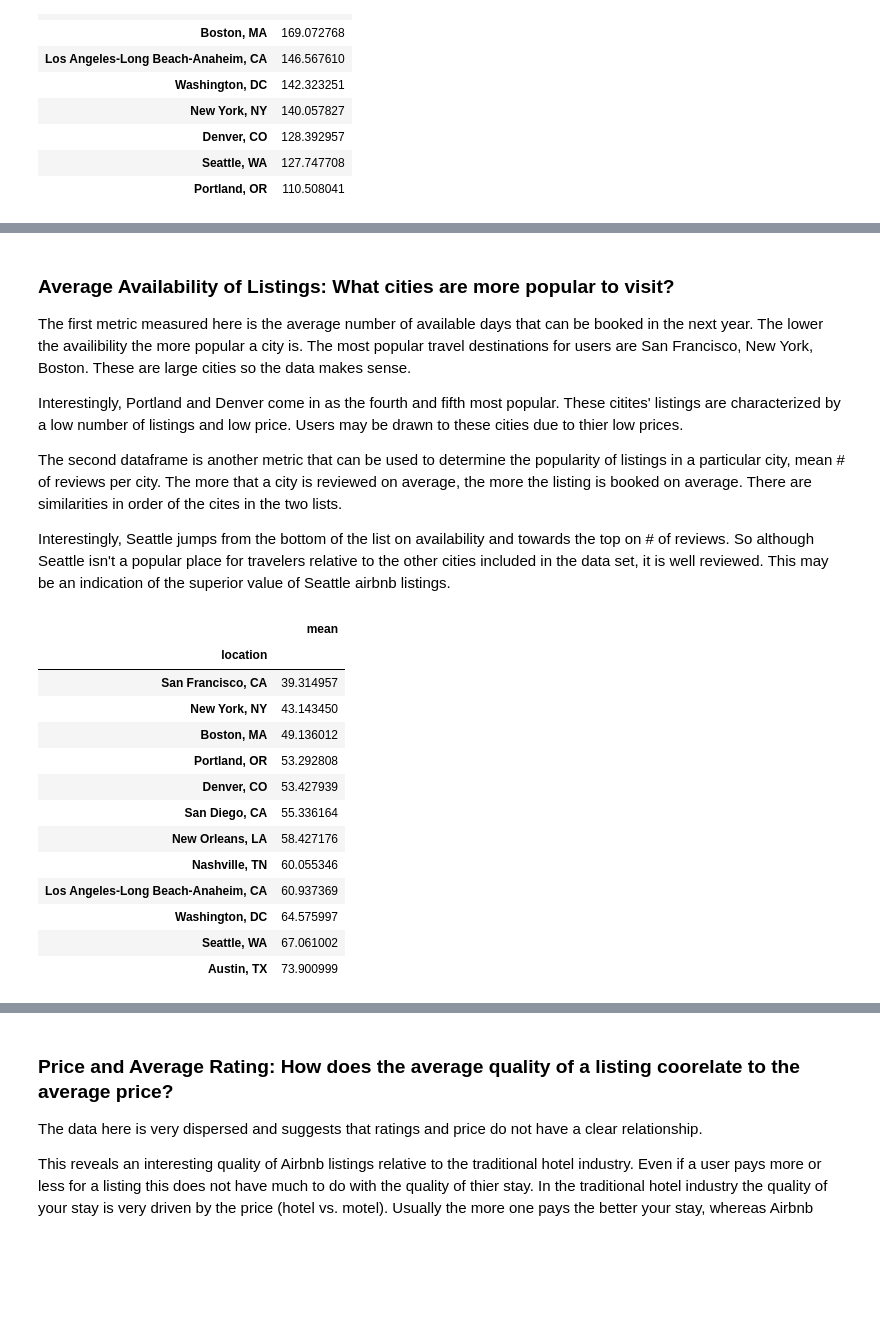
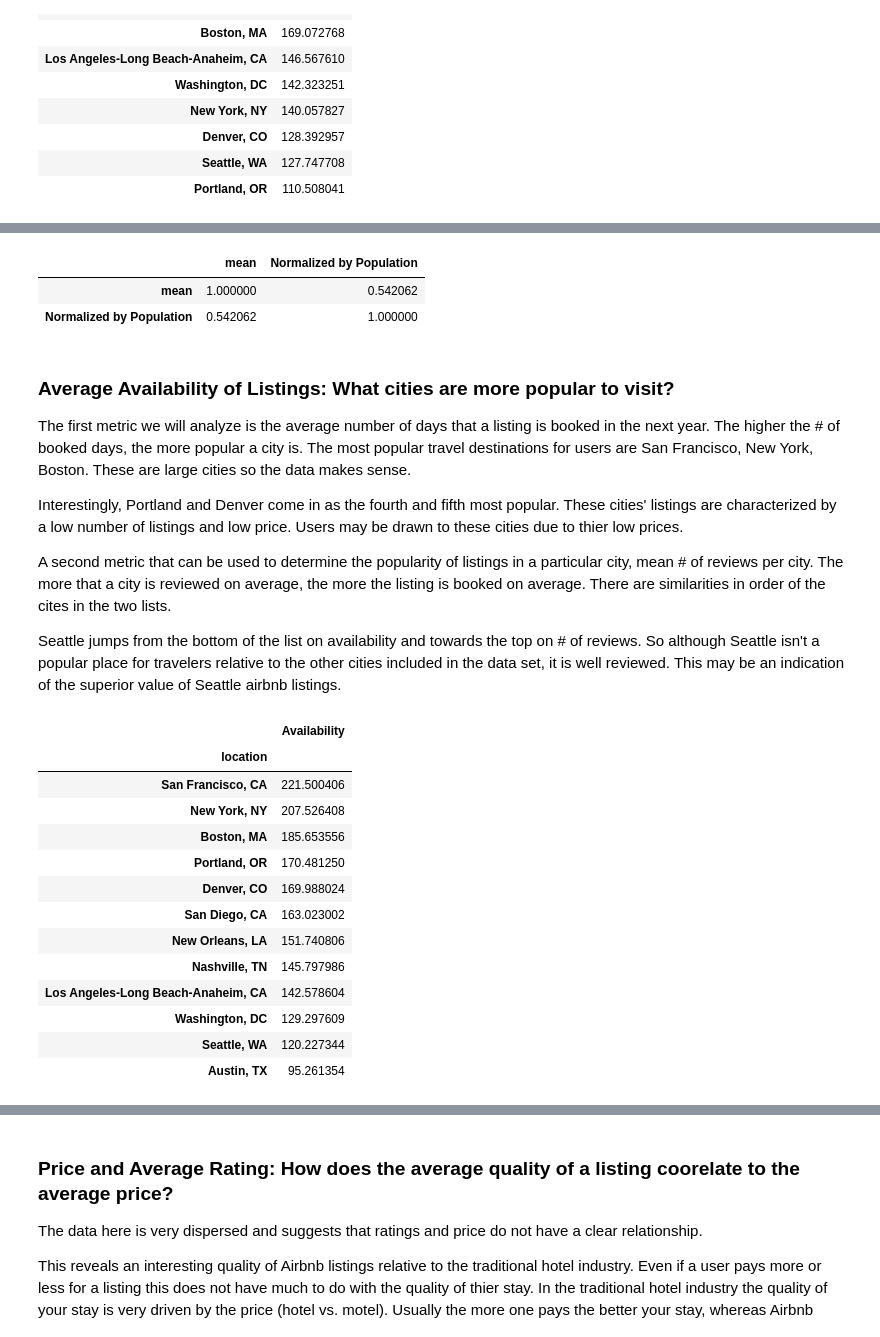
Before and after one commit to nsamrao/Springboard-Data-Science, a Jupyter notebook: Airbnb and Zillow.ipynb, the cells around one changed output, grey strips where cells are left out. Saved outputs shown, nothing was run; the diff lists cells and outputs as text; code cells hidden in the pictures; blank space fills up the shorter version.

```diff
--- a/Airbnb and Zillow.ipynb
+++ b/Airbnb and Zillow.ipynb
@@ -253,29 +362,38 @@ DataFrame(statistics['price']['mean'].convert_objects(convert_numeric=True)).sor
+# %%
+#Coorelation between the two variables
+df2.corr()
+# %% [output]
+|  | mean | Normalized by Population |
+| mean | 1.000000 | 0.542062 |
+| Normalized by Population | 0.542062 | 1.000000 |
 # %% [markdown]
 ### Average Availability of Listings: What cities are more popular to visit?
 
-The first metric measured here is the average number of available days that can be booked in the next year. The lower the availibility the more popular a city is. The most popular travel destinations for users are San Francisco, New York, Boston. These are large cities so the data makes sense.
+The first metric we will analyze is the average number of days that a listing is booked in the next year. The higher the # of booked days, the more popular a city is. The most popular travel destinations for users are San Francisco, New York, Boston. These are large cities so the data makes sense.
 
-Interestingly, Portland and Denver come in as the fourth and fifth most popular. These citites' listings are characterized by a low number of listings and low price. Users may be drawn to these cities due to thier low prices.
+Interestingly, Portland and Denver come in as the fourth and fifth most popular. These cities' listings are characterized by a low number of listings and low price. Users may be drawn to these cities due to thier low prices.
 
-The second dataframe is another metric that can be used to determine the popularity of listings in a particular city, mean # of reviews per city. The more that a city is reviewed on average, the more the listing is booked on average. There are similarities in order of the cites in the two lists.
+A second metric that can be used to determine the popularity of listings in a particular city, mean # of reviews per city. The more that a city is reviewed on average, the more the listing is booked on average. There are similarities in order of the cites in the two lists.
 
-Interestingly, Seattle jumps from the bottom of the list on availability and towards the top on # of reviews. So although Seattle isn't a popular place for travelers relative to the other cities included in the data set, it is well reviewed. This may be an indication of the superior value of Seattle airbnb listings.
+Seattle jumps from the bottom of the list on availability and towards the top on # of reviews. So although Seattle isn't a popular place for travelers relative to the other cities included in the data set, it is well reviewed. This may be an indication of the superior value of Seattle airbnb listings.
 # %%
-x = ((statistics['availability_365']['mean'] / 365)*100).convert_objects(convert_numeric=True)
-DataFrame(x).sort(['mean'], ascending=[True])
+x = (365 - statistics['availability_365']['mean']).convert_objects(convert_numeric=True)
+x = DataFrame(x).sort(['mean'], ascending=[False])
+x.columns = ['Availability']
+x
 # %% [output]
-|  | mean |
+|  | Availability |
 | location |  |
-| San Francisco, CA | 39.314957 |
-| New York, NY | 43.143450 |
-| Boston, MA | 49.136012 |
-| Portland, OR | 53.292808 |
-| Denver, CO | 53.427939 |
-| San Diego, CA | 55.336164 |
-| New Orleans, LA | 58.427176 |
-| Nashville, TN | 60.055346 |
-| Los Angeles-Long Beach-Anaheim, CA | 60.937369 |
-| Washington, DC | 64.575997 |
-| Seattle, WA | 67.061002 |
-| Austin, TX | 73.900999 |
+| San Francisco, CA | 221.500406 |
+| New York, NY | 207.526408 |
+| Boston, MA | 185.653556 |
+| Portland, OR | 170.481250 |
+| Denver, CO | 169.988024 |
+| San Diego, CA | 163.023002 |
+| New Orleans, LA | 151.740806 |
+| Nashville, TN | 145.797986 |
+| Los Angeles-Long Beach-Anaheim, CA | 142.578604 |
+| Washington, DC | 129.297609 |
+| Seattle, WA | 120.227344 |
+| Austin, TX | 95.261354 |
 # %%
```
Also changed, not shown: parts of 58 cells of this notebook.
